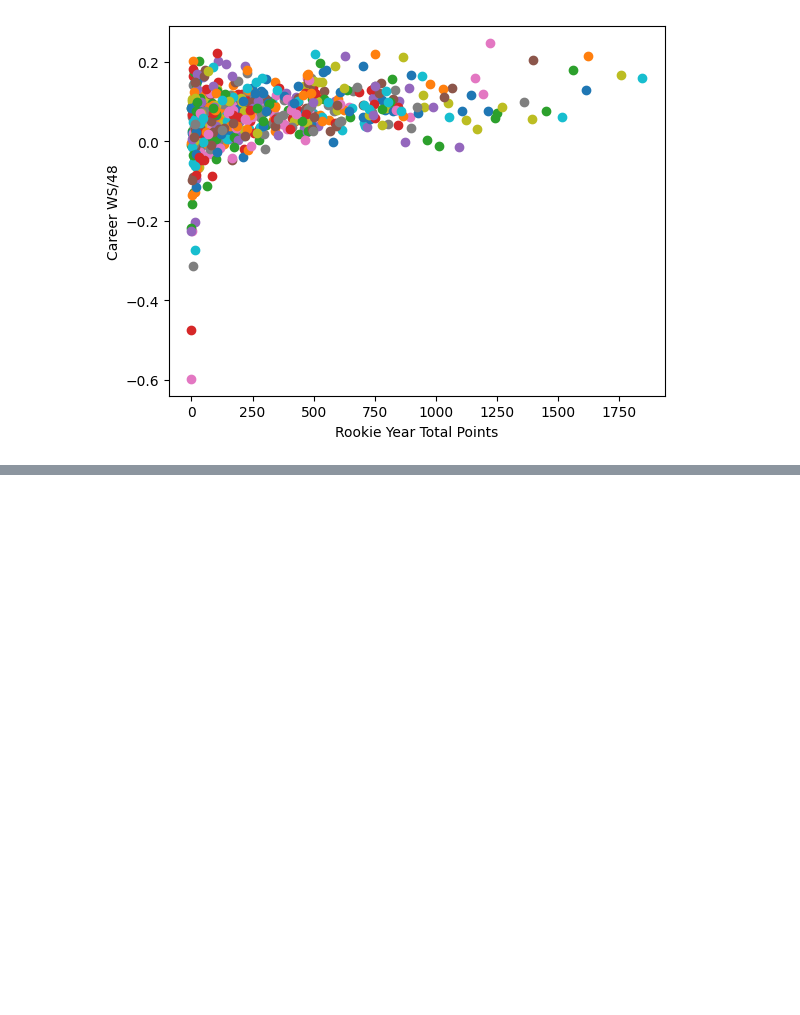
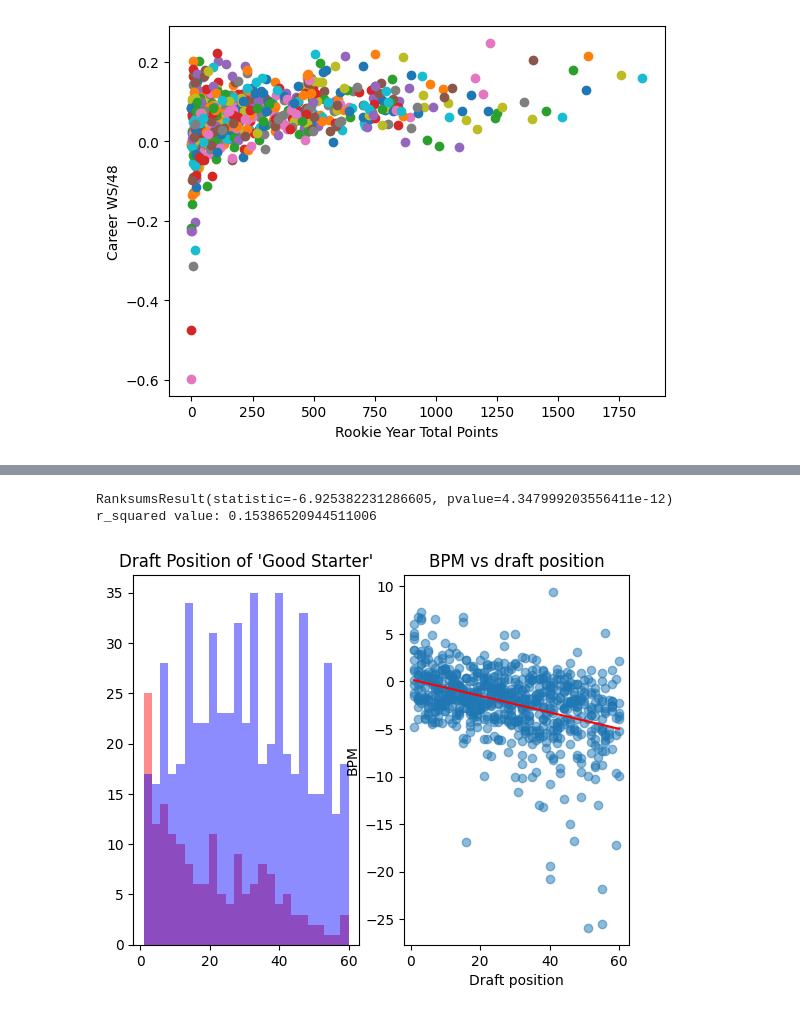
Before and after one commit to katabanga/NBA-Draft-Rank-V.S.-Success, a Jupyter notebook: final.ipynb, the cells around one changed output, grey strips where cells are left out. Drawn from its saved outputs; the diff is of its cells as text; code cells hidden in the pictures; blank space fills up the shorter version.

```diff
--- a/final.ipynb
+++ b/final.ipynb
@@ -339,0 +360,37 @@ RanksumsResult(statistic=0.29063407132600927, pvalue=0.7713311991886364)
+# %%
+draft2 = makeDraftDF()
+draft2["GoodStarter"] = draft2.apply(lambda x: x["BPM"] > 0, axis=1)
+
+
+#rank sum result
+
+starter = draft2[draft2["GoodStarter"] == True]["Pk"]
+notstarter = draft2[draft2["GoodStarter"] == False]["Pk"]
+ranksumResult = ranksums(starter,notstarter)
+print(ranksumResult)
+
+plt.subplot(1, 2, 1) # row 1, col 2 index 1
+plt.title("Draft Position of 'Good Starter'")
+plt.hist(starter, bins=25, alpha=0.45, color='red')
+plt.hist(notstarter, bins=25, alpha=0.45, color='blue')
+
+
+#linear regression of BPM vs pk
+bpm_model = LinearRegression()
+bpm_model.fit(draft2['Pk'].values.reshape(-1, 1), draft2["BPM"])
+predictedBPM = bpm_model.predict(draft2['Pk'].values.reshape(-1, 1))
+
+r_squared = r2_score(draft2["BPM"], predictedBPM)
+print("r_squared value:",r_squared)
+
+plt.subplot(1, 2, 2) # row 1, col 2 index 1
+plt.plot(draft2['Pk'], predictedBPM, color='red')
+plt.scatter(draft2["Pk"], draft2["BPM"], alpha=0.5)
+plt.title("BPM vs draft position")
+plt.xlabel('Draft position')
+plt.ylabel('BPM')
+plt.show()
+# %% [output]
+RanksumsResult(statistic=-6.925382231286605, pvalue=4.347999203556411e-12)
+r_squared value: 0.15386520944511006
+[figure, added]
```
Also changed, not shown: parts of 8 cells of this notebook.
